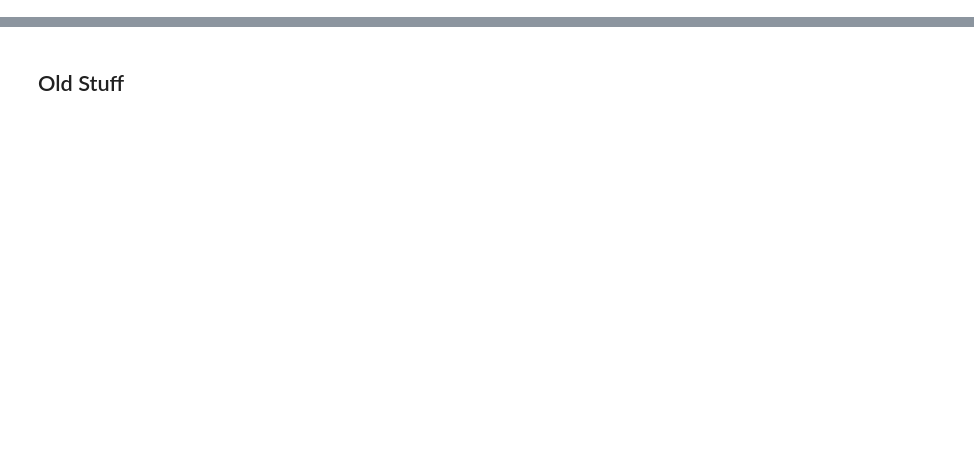
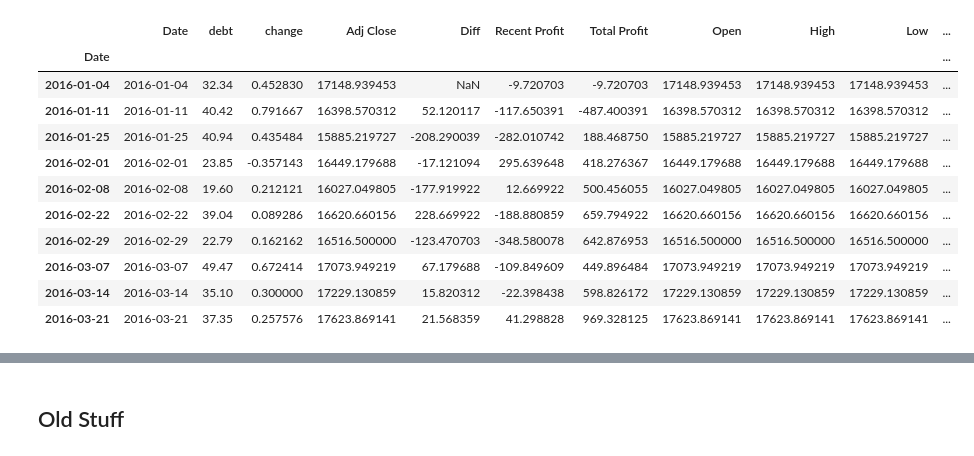
Before and after one commit to evilpegasus/google-trends-financial-modeling, a Jupyter notebook: regression.ipynb, the cells around one changed output, grey strips where cells are left out. Saved outputs shown, nothing was run; the diff lists cells and outputs as text; code cells hidden in the pictures; blank space fills up the shorter version.

Commit message:
backtest

```diff
--- a/regression.ipynb
+++ b/regression.ipynb
@@ -12,0 +15,22 @@ import statsmodels.api as sm
+# %%
+backtest_data = word_trends["debt"].copy()
+backtest_data['Open'] = backtest_data['High'] = backtest_data['Low'] = backtest_data['Close'] = backtest_data['Adj Close']
+backtest_data.index = backtest_data["Date"]
+backtest_data["change moving avg"] = backtest_data["change"].rolling("7d", min_periods = 1).mean()
+backtest_data = backtest_data[backtest_data.index.weekday == 0]
+
+
+backtest_data.head(10)
+# %% [output]
+|  | Date | debt | change | Adj Close | Diff | Recent Profit | Total Profit | Open | High | Low | ... |
+| Date |  |  |  |  |  |  |  |  |  |  | ... |
+| 2016-01-04 | 2016-01-04 | 32.34 | 0.452830 | 17148.939453 | NaN | -9.720703 | -9.720703 | 17148.939453 | 17148.939453 | 17148.939453 | ... |
+| 2016-01-11 | 2016-01-11 | 40.42 | 0.791667 | 16398.570312 | 52.120117 | -117.650391 | -487.400391 | 16398.570312 | 16398.570312 | 16398.570312 | ... |
+| 2016-01-25 | 2016-01-25 | 40.94 | 0.435484 | 15885.219727 | -208.290039 | -282.010742 | 188.468750 | 15885.219727 | 15885.219727 | 15885.219727 | ... |
+| 2016-02-01 | 2016-02-01 | 23.85 | -0.357143 | 16449.179688 | -17.121094 | 295.639648 | 418.276367 | 16449.179688 | 16449.179688 | 16449.179688 | ... |
+| 2016-02-08 | 2016-02-08 | 19.60 | 0.212121 | 16027.049805 | -177.919922 | 12.669922 | 500.456055 | 16027.049805 | 16027.049805 | 16027.049805 | ... |
+| 2016-02-22 | 2016-02-22 | 39.04 | 0.089286 | 16620.660156 | 228.669922 | -188.880859 | 659.794922 | 16620.660156 | 16620.660156 | 16620.660156 | ... |
+| 2016-02-29 | 2016-02-29 | 22.79 | 0.162162 | 16516.500000 | -123.470703 | -348.580078 | 642.876953 | 16516.500000 | 16516.500000 | 16516.500000 | ... |
+| 2016-03-07 | 2016-03-07 | 49.47 | 0.672414 | 17073.949219 | 67.179688 | -109.849609 | 449.896484 | 17073.949219 | 17073.949219 | 17073.949219 | ... |
+| 2016-03-14 | 2016-03-14 | 35.10 | 0.300000 | 17229.130859 | 15.820312 | -22.398438 | 598.826172 | 17229.130859 | 17229.130859 | 17229.130859 | ... |
+| 2016-03-21 | 2016-03-21 | 37.35 | 0.257576 | 17623.869141 | 21.568359 | 41.298828 | 969.328125 | 17623.869141 | 17623.869141 | 17623.869141 | ... |
```
Also changed, not shown: parts of 18 cells of this notebook.
